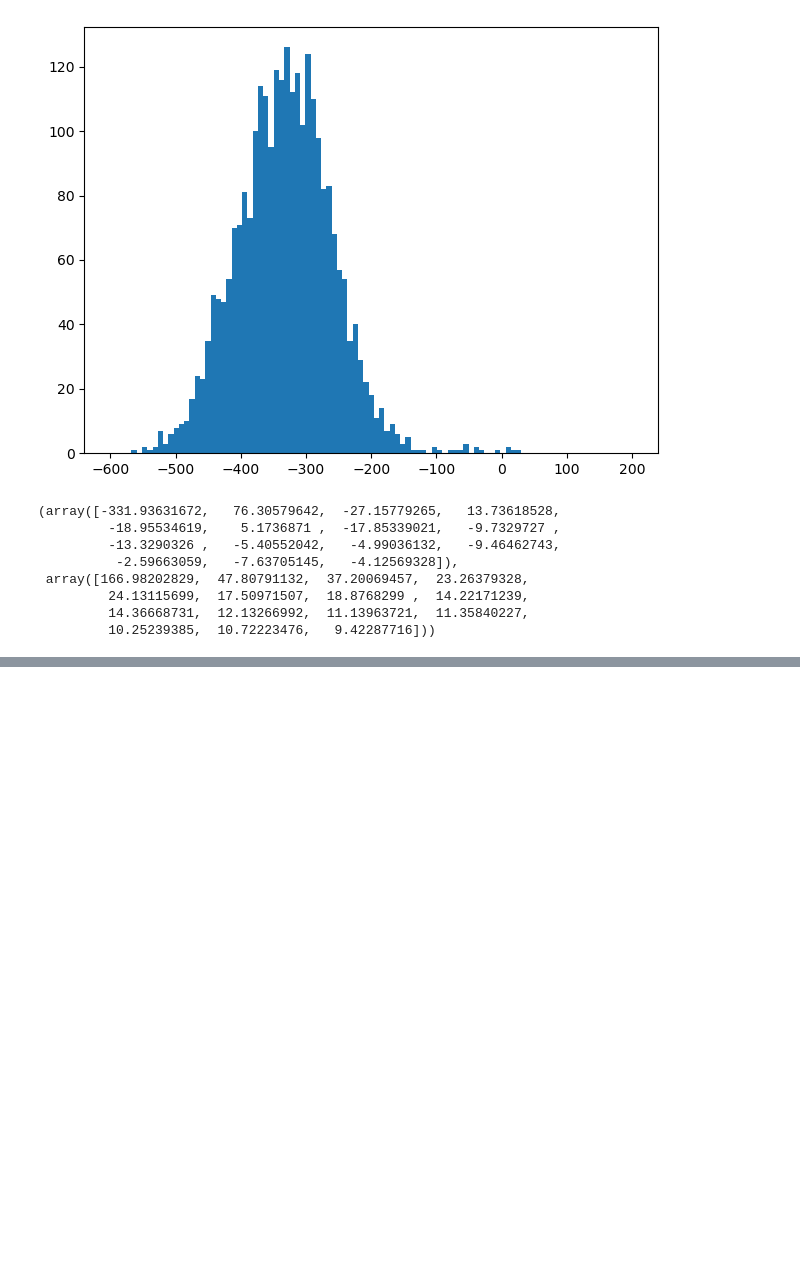
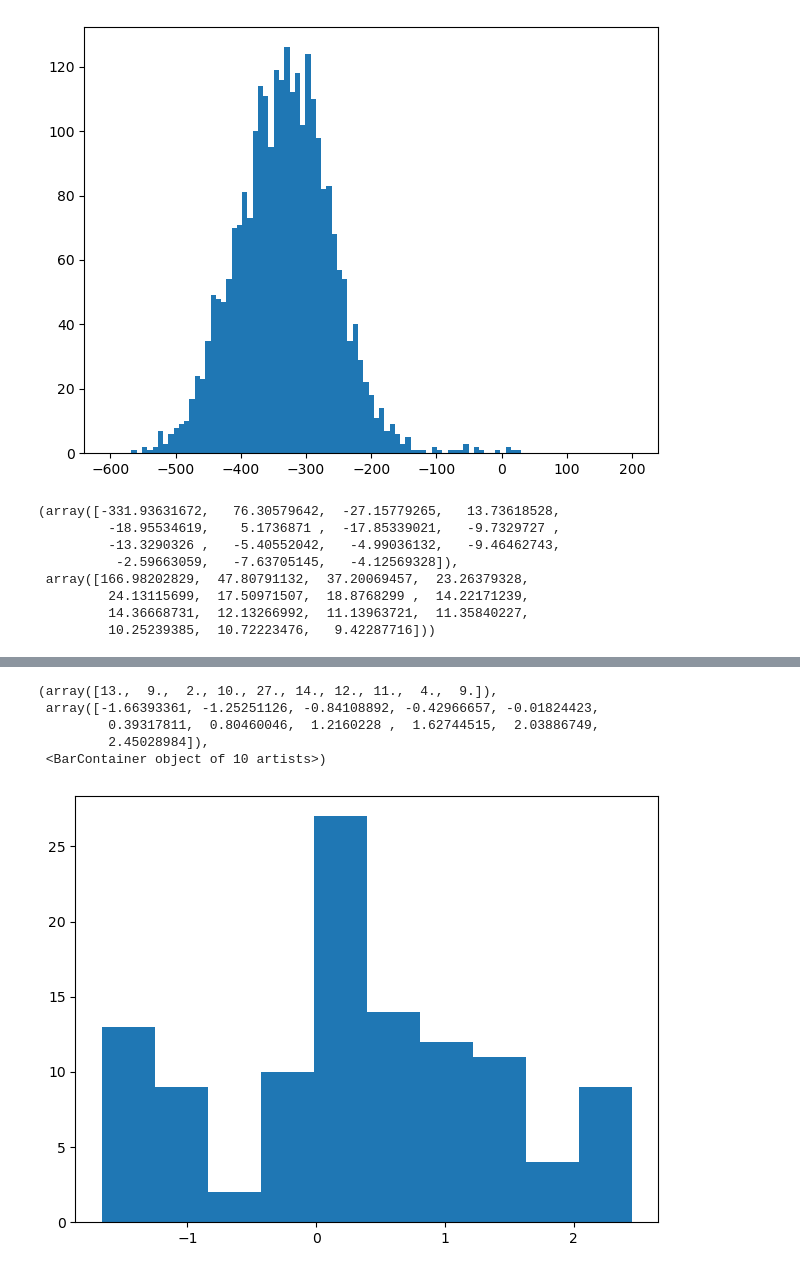
Before and after one commit to MichaelReiter94/acoustic_covid_detection, a Jupyter notebook: python/Jupyter_Notebooks/Tests_Analyzing_MFCC_Data.ipynb, the cells around one changed output, grey strips where cells are left out. Saved outputs shown, nothing was run; the diff lists cells and outputs as text; code cells hidden in the pictures; blank space fills up the shorter version.

Commit message:
normalize mfcc data with its global statistics

```diff
--- a/python/Jupyter_Notebooks/Tests_Analyzing_MFCC_Data.ipynb
+++ b/python/Jupyter_Notebooks/Tests_Analyzing_MFCC_Data.ipynb
@@ -174,3 +174,12 @@ all_means.mean(axis=1), all_stds.mean(axis=1)
          24.13115699,  17.50971507,  18.8768299 ,  14.22171239,
          14.36668731,  12.13266992,  11.13963721,  11.35840227,
          10.25239385,  10.72223476,   9.42287716]))
+# %%
+mean_of_means = np.array([-331.93631672,   76.30579642,  -27.15779265,   13.73618528,
+                     -18.95534619,    5.1736871 ,  -17.85339021,   -9.7329727 ,
+                     -13.3290326 ,   -5.40552042,   -4.99036132,   -9.46462743,
+                      -2.59663059,   -7.63705145,   -4.12569328])
+mean_of_stds = np.array([166.98202829,  47.80791132,  37.20069457,  23.26379328,
+                         24.13115699,  17.50971507,  18.8768299 ,  14.22171239,
+                         14.36668731,  12.13266992,  11.13963721,  11.35840227,
+                         10.25239385,  10.72223476,   9.42287716])
@@ -176,0 +216,2 @@ all_means.mean(axis=1), all_stds.mean(axis=1)
+# %%
+mfccs = get_participant_mfccs_without_silence(participants[random.randint(0,2700)])
@@ -176,0 +229,3 @@ all_means.mean(axis=1), all_stds.mean(axis=1)
+# %%
+mfccs_zero_mean = (mfccs - np.expand_dims(mean_of_means, axis=1))
+mfccs_zero_mean[:,1]
@@ -176,0 +237,3 @@ all_means.mean(axis=1), all_stds.mean(axis=1)
+# %%
+mfccs_normalized =  mfccs_zero_mean / np.expand_dims(mean_of_stds, axis=1)
+mfccs_normalized
@@ -176,0 +254,9 @@ all_means.mean(axis=1), all_stds.mean(axis=1)
+# %%
+plt.hist(mfccs_normalized[1,:])
+# %% [output]
+(array([13.,  9.,  2., 10., 27., 14., 12., 11.,  4.,  9.]),
+ array([-1.66393361, -1.25251126, -0.84108892, -0.42966657, -0.01824423,
+         0.39317811,  0.80460046,  1.2160228 ,  1.62744515,  2.03886749,
+         2.45028984]),
+ <BarContainer object of 10 artists>)
+[figure, added]
```
Also changed, not shown: parts of 13 cells of this notebook, 3 other files.
